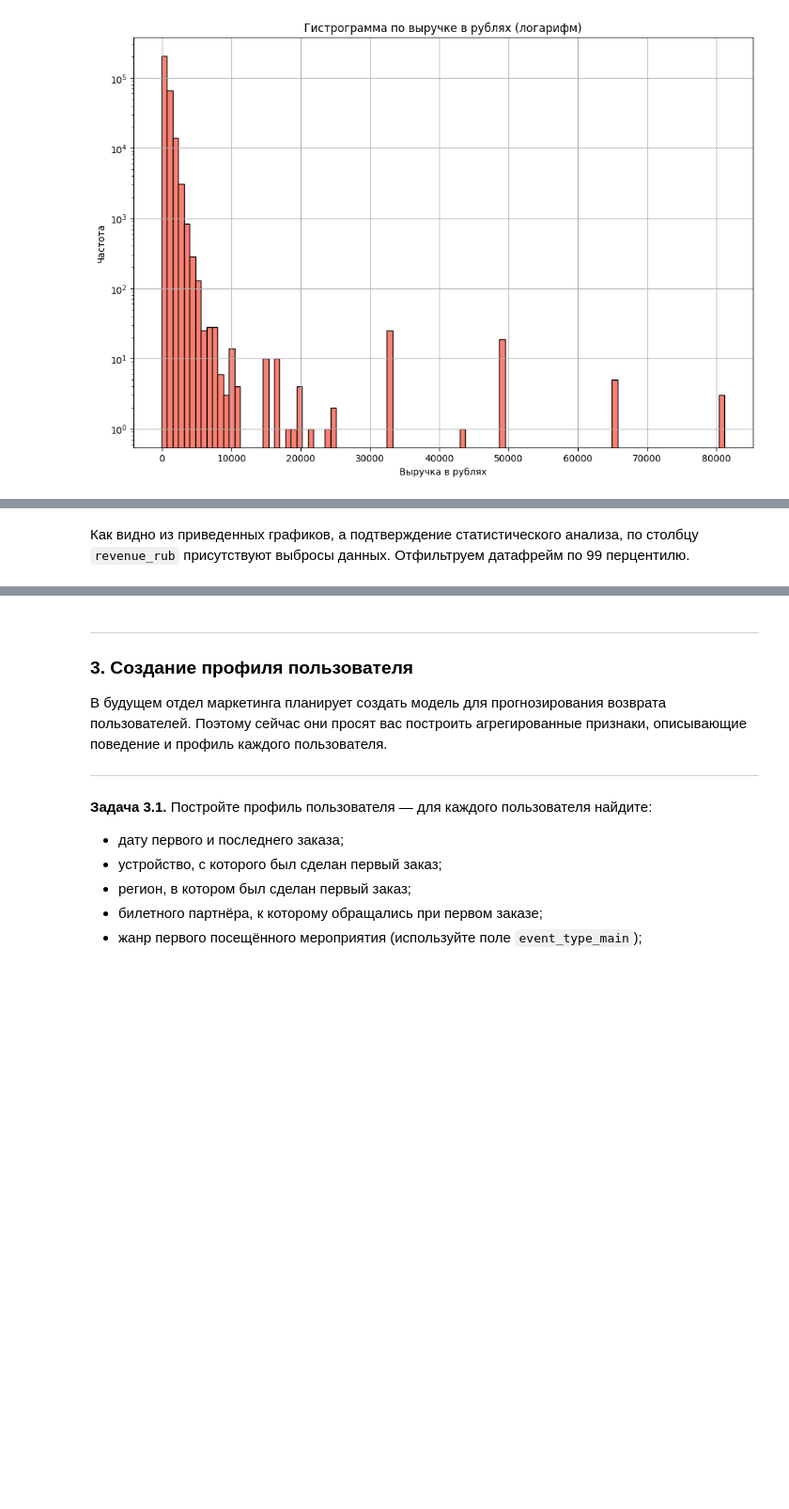
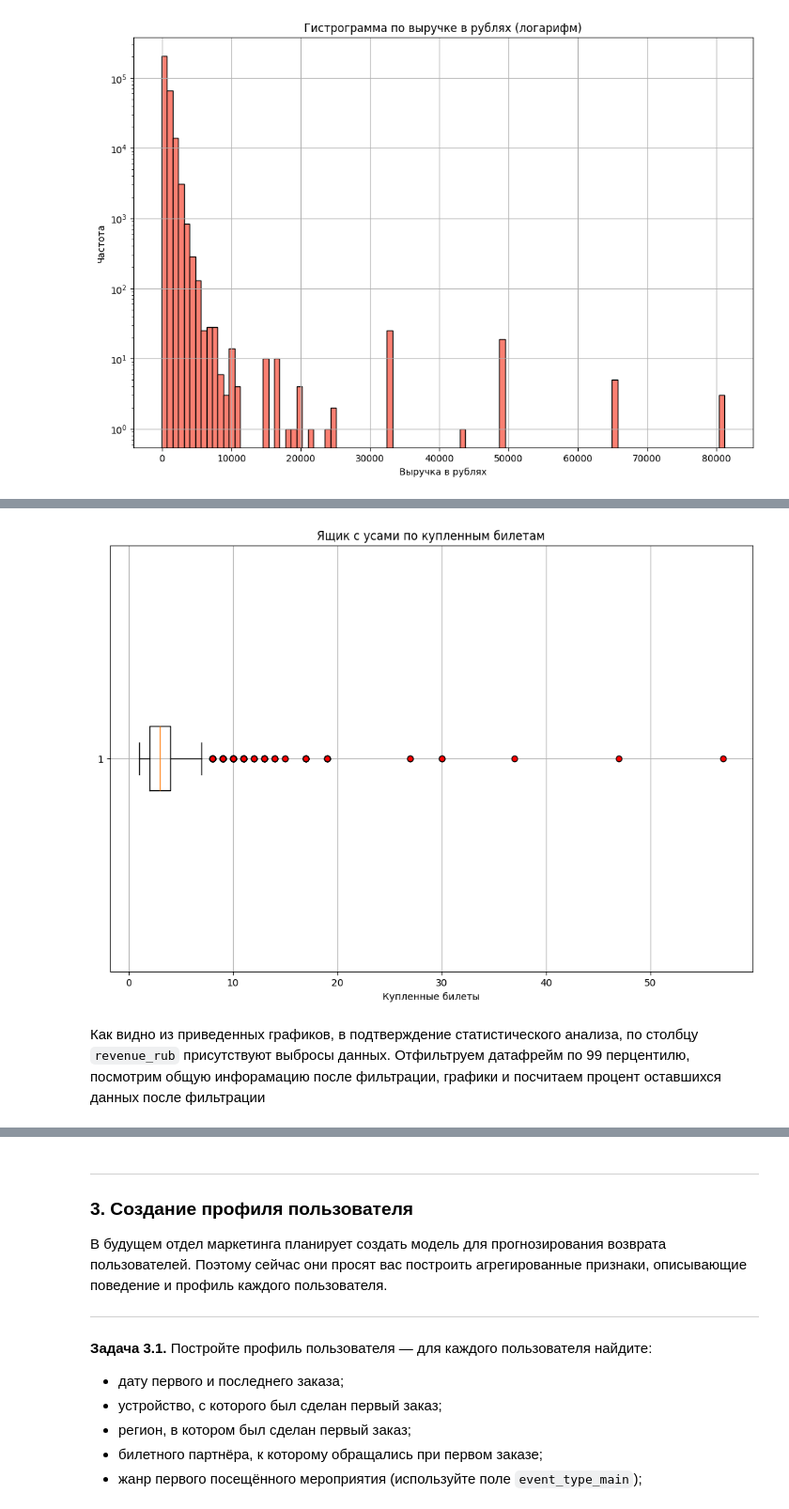
Before and after one commit to mrromanivanov/afisha_yandex_analysis, a Jupyter notebook: afisha_Ivanov_Roman.ipynb, the cells around one changed output, grey strips where cells are left out. Shown at 94% size. Cells and saved outputs as stored; diff of their text form; code cells hidden in the pictures; blank space fills up the shorter version.

Commit message:
Сделать предобработку данных

```diff
--- a/afisha_Ivanov_Roman.ipynb
+++ b/afisha_Ivanov_Roman.ipynb
@@ -520,6 +591,11 @@ plt.show()
+# %%
+# Построим "ящик с усами" по 'tickets_count'
+df_reporter.show_boxplot('tickets_count', 'Ящик с усами по купленным билетам', 'Купленные билеты')
+# %% [output]
+[figure, added]
 # %% [markdown]
-Как видно из приведенных графиков, а подтверждение статистического анализа, по столбцу `revenue_rub` присутствуют выбросы данных.
-Отфильтруем датафрейм по 99 перцентилю.
+Как видно из приведенных графиков, в подтверждение статистического анализа, по столбцу `revenue_rub` присутствуют выбросы данных.
+Отфильтруем датафрейм по 99 перцентилю, посмотрим общую инфорамацию после фильтрации, графики и посчитаем процент оставшихся данных после фильтрации
 # %%
 revenue_rub_99 = df['revenue_rub'].quantile(0.99)
 df_revenue_99 = df[df['revenue'] <= revenue_rub_99]
```
Also changed, not shown: parts of 32 cells of this notebook.
